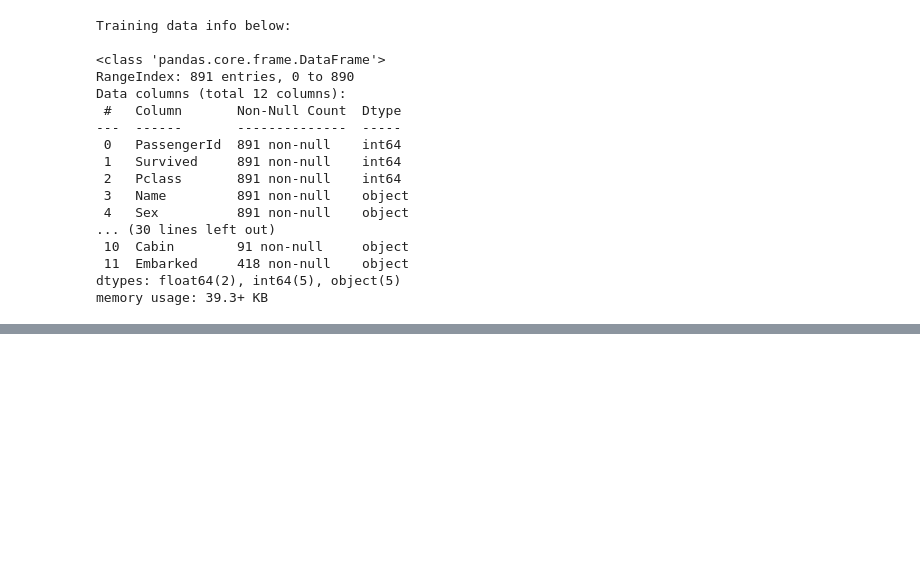
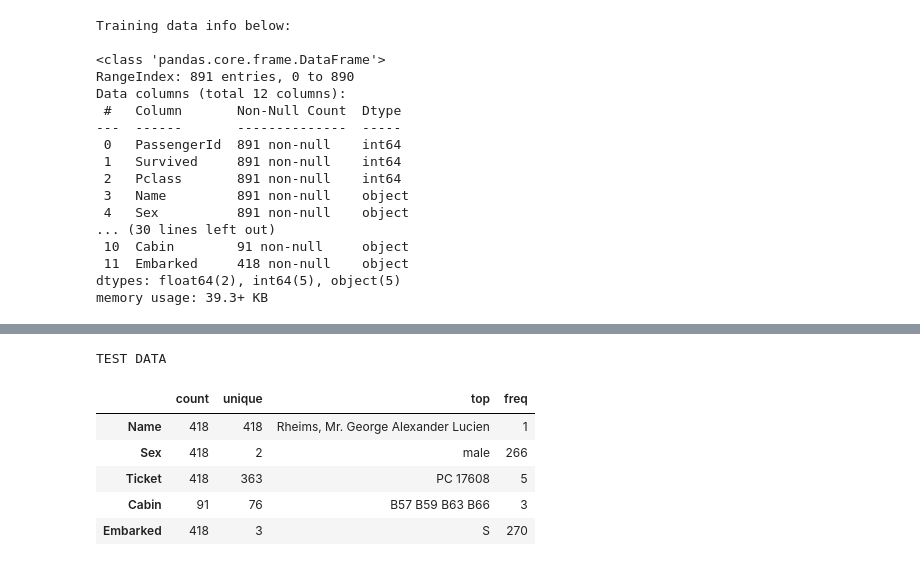
Before and after one commit to GeoFelpave/LuisFPVelasquez_titanic, a Jupyter notebook: ml_kaggleTitanic.ipynb, the cells around one changed output, grey strips where cells are left out. Cells and saved outputs as stored; diff of their text form; code cells hidden in the pictures; blank space fills up the shorter version.

```diff
--- a/ml_kaggleTitanic.ipynb
+++ b/ml_kaggleTitanic.ipynb
@@ -133,0 +174,11 @@ memory usage: 39.3+ KB
+# %%
+print('TEST DATA')
+dat_tst.describe(include=['O']).T
+# %% [output]
+TEST DATA
+|  | count | unique | top | freq |
+| Name | 418 | 418 | Rheims, Mr. George Alexander Lucien | 1 |
+| Sex | 418 | 2 | male | 266 |
+| Ticket | 418 | 363 | PC 17608 | 5 |
+| Cabin | 91 | 76 | B57 B59 B63 B66 | 3 |
+| Embarked | 418 | 3 | S | 270 |
```
Also changed, not shown: parts of 6 cells of this notebook.
